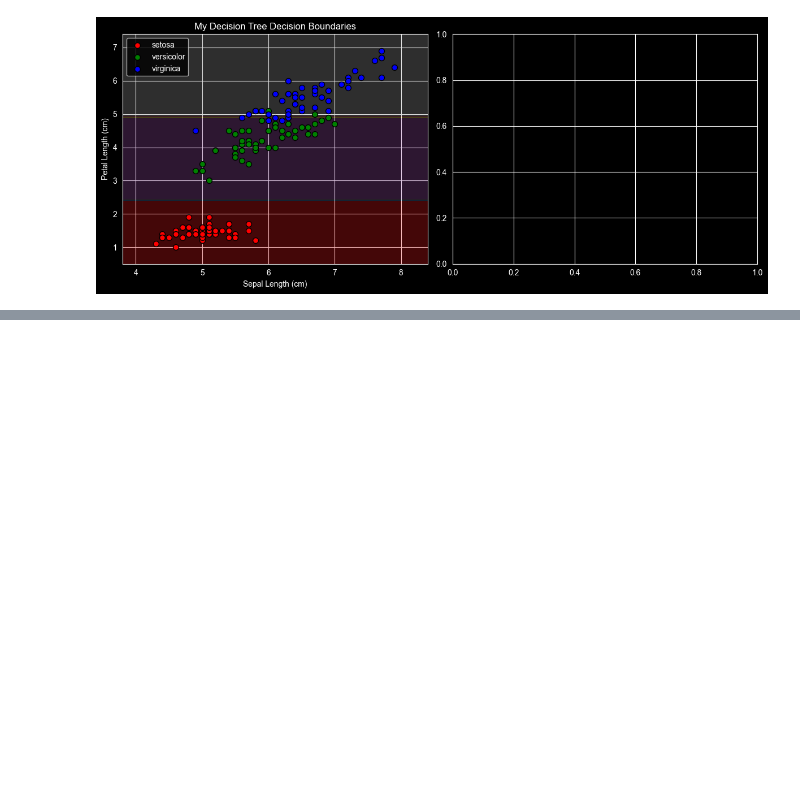
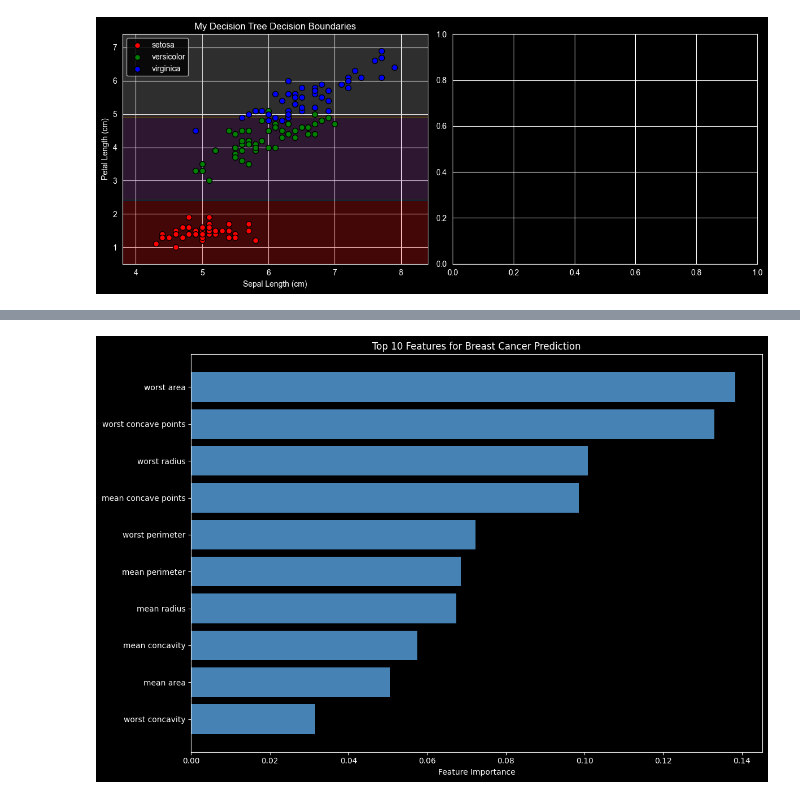
Before and after one commit to Gusky042/Decision-Tree, a Jupyter notebook: decison_tree_from_scratch.ipynb, the cells around one changed output, grey strips where cells are left out. Cells and saved outputs as stored; diff of their text form; code cells hidden in the pictures; blank space fills up the shorter version.

Commit message:
Random Forest done

```diff
--- a/decison_tree_from_scratch.ipynb
+++ b/decison_tree_from_scratch.ipynb
@@ -409,3 +443,78 @@ plt.show()
         │  └─ NO:
             └─ Predict: Class 2 (30 samples)
 [figure]
+# %%
+import numpy as np
+import pandas as pd
+import matplotlib.pyplot as plt
+from sklearn.datasets import load_iris, load_breast_cancer
+from sklearn.model_selection import train_test_split
+from sklearn.ensemble import RandomForestClassifier
+from sklearn.metrics import accuracy_score
+
+print("=" * 60)
+print("DAY 4: FEATURE IMPORTANCE WITH RANDOM FOREST")
+print("=" * 60)
+
+# Load a dataset where feature importance makes sense
+data = load_breast_cancer()
+X = data.data
+y = data.target
+feature_names = data.feature_names
+
+print(f"\n📊 Breast Cancer Dataset:")
+print(f"  Samples: {X.shape[0]}")
+print(f"  Features: {X.shape[1]}")
+
+# Split
+X_train, X_test, y_train, y_test = train_test_split(
+    X, y, test_size=0.2, random_state=42, stratify=y
+)
+
+# Train Random Forest
+rf = RandomForestClassifier(n_estimators=100, max_depth=5, random_state=42)
+rf.fit(X_train, y_train)
+
+# Get feature importance
+importance = rf.feature_importances_
+
+# Sort features by importance
+sorted_idx = np.argsort(importance)[::-1]
+
+print("\n" + "=" * 60)
+print("TOP 10 MOST IMPORTANT FEATURES")
+print("=" * 60)
+
+for i in range(10):
+    idx = sorted_idx[i]
+    print(f"  {i+1:2d}. {feature_names[idx]:25s}: {importance[idx]:.4f}")
+
+# Plot
+plt.figure(figsize=(12, 8))
+plt.barh(range(10), importance[sorted_idx[:10]][::-1], color='steelblue')
+plt.yticks(range(10), [feature_names[i] for i in sorted_idx[:10]][::-1])
+plt.xlabel('Feature Importance')
+plt.title('Top 10 Features for Breast Cancer Prediction')
+plt.tight_layout()
+plt.show()
+
+# Train with only top 5 features
+top5_idx = sorted_idx[:5]
+X_train_top5 = X_train[:, top5_idx]
+X_test_top5 = X_test[:, top5_idx]
+
+rf_top5 = RandomForestClassifier(n_estimators=100, max_depth=5, random_state=42)
+rf_top5.fit(X_train_top5, y_train)
+y_pred_top5 = rf_top5.predict(X_test_top5)
+accuracy_top5 = accuracy_score(y_test, y_pred_top5)
+
+print("\n" + "=" * 60)
+print("MODEL COMPARISON")
+print("=" * 60)
+print(f"All 30 features: {accuracy_score(y_test, rf.predict(X_test)):.4f}")
+print(f"Top 5 features only: {accuracy_top5:.4f}")
+
+print("\n💡 INSIGHT:")
+print("  Using only the 5 most important features achieved similar accuracy!")
+print("  This means we can simplify the model without losing performance.")
+# %% [output]
@@ -411,0 +538 @@ plt.show()
+[figure, added]
```
Also changed, not shown: parts of 2 cells of this notebook, 4 other files.
